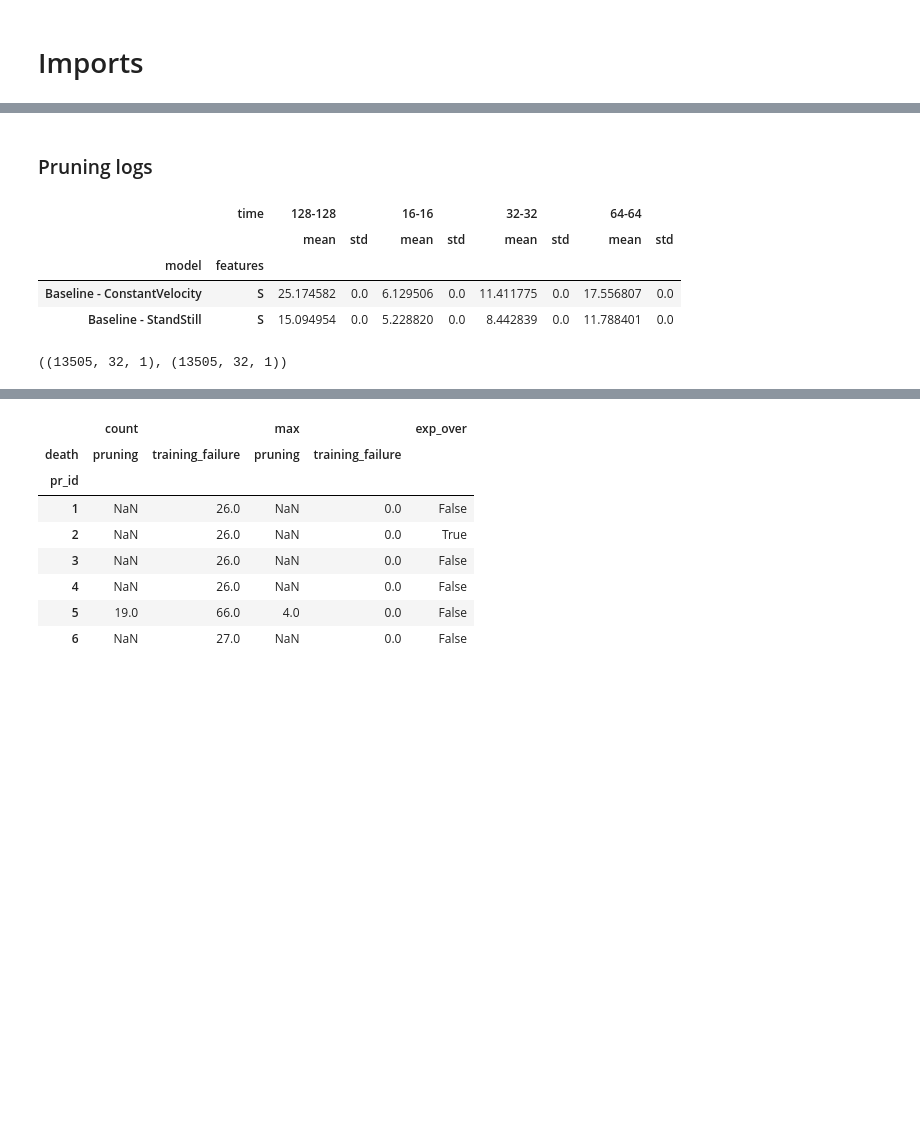
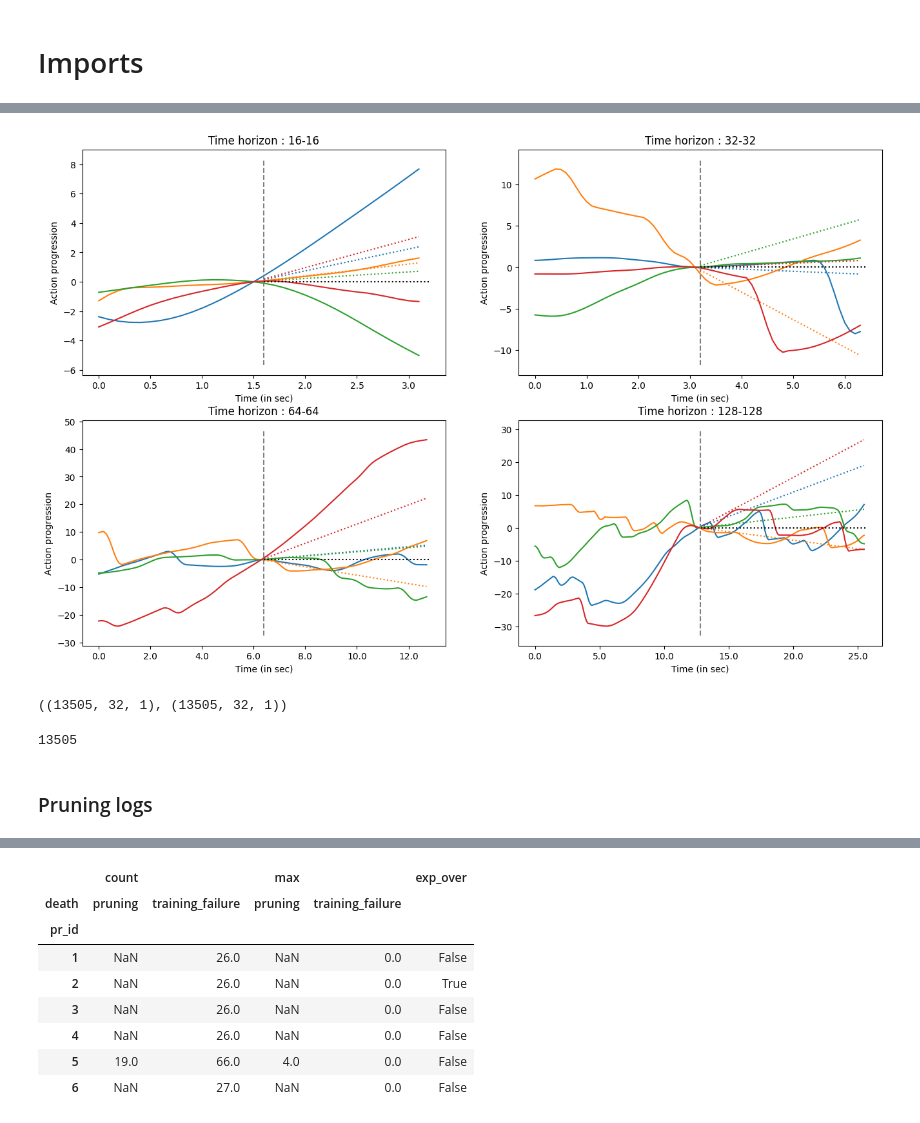
Before and after one commit to arnaud-odet/Time-Series-Library, a Jupyter notebook: results.ipynb, the cells around one changed output, grey strips where cells are left out. Drawn from its saved outputs; the diff is of its cells as text; code cells hidden in the pictures; blank space fills up the shorter version.

```diff
--- a/results.ipynb
+++ b/results.ipynb
@@ -14,0 +17,4 @@ from utils.log_reader import ResultReader , BaselineScorer, latex_display_table_
+# %%
+ths = [16,32,64,128]
+bs = BaselineScorer(time_horizons=ths, metric = 'fde')
+bs.bls.round(2)
@@ -15,21 +36,38 @@ from utils.log_reader import ResultReader , BaselineScorer, latex_display_table_
+# %%
+import random
+colors = [f"C{i}" for i in range(10)]
+fig, axs = plt.subplots(2,2,figsize=(16,10))
+for th, ax  in zip(ths, axs.flatten()) :
+    bs.args.seq_len, bs.args.pred_len = th,th
+    bs.args.features = 'S'
+    uscds, _ = data_provider(args= bs.args, flag = 'test')
+    for k in range(4):
+        ind = random.randint(0,uscds.__len__()-1)
+        serie = np.concatenate((uscds.data_x[ind], uscds.data_y[ind]))
+        mean_v = (uscds.data_x[ind][-1] - uscds.data_x[ind][0]) / th
+        ax.plot([np.nan]*th + [mean_v * (i+1) for i in range(th)], ':',color = colors[k] );
+        ax.plot(serie, color = colors[k]);
+    ax.plot((th,th*2),(0,0), ':', color = 'black');
+    ax.plot((th,th), (ax.get_ylim()[0],ax.get_ylim()[1]), '--', color = 'grey');
+    ax.set_ylabel('Action progression');
+    ax.set_xticklabels([f"{int(tick._x)/10}" for tick in ax.get_xmajorticklabels()]);
+    ax.set_xlabel('Time (in sec)');
+    ax.set_title(f"Time horizon : {th}-{th}")
+# %% [output]
+[figure, added]
+# %%
+bs.args.seq_len, bs.args.pred_len = 32,32
+bs.args.features = 'S'
+uscds, _ = data_provider(args= bs.args, flag = 'test', )
+uscds.data_x.shape, uscds.data_y.shape
+# %% [output]
+((13505, 32, 1), (13505, 32, 1))
+# %%
+uscds.__len__()
+# %% [output]
+13505
 # %% [markdown]
 ### Pruning logs
-# %%
-bs = BaselineScorer(time_horizons=[16,32,64,128], metric = 'fde')
-bs.bls
-# %% [output]
-|  | time | 128-128 |  | 16-16 |  | 32-32 |  | 64-64 |  |
-|  |  | mean | std | mean | std | mean | std | mean | std |
-| model | features |  |  |  |  |  |  |  |  |
-| Baseline - ConstantVelocity | S | 25.174582 | 0.0 | 6.129506 | 0.0 | 11.411775 | 0.0 | 17.556807 | 0.0 |
-| Baseline - StandStill | S | 15.094954 | 0.0 | 5.228820 | 0.0 | 8.442839 | 0.0 | 11.788401 | 0.0 |
-# %%
-bs.args.seq_len, bs.args.pred_len = 32,32
-bs.args.features = 'S'
-uscds, _ = data_provider(args= bs.args, flag = 'test', )
-uscds.data_x.shape, uscds.data_y.shape
-# %% [output]
-((13505, 32, 1), (13505, 32, 1))
 # %%
 pr_log_file = "./pruning/calmip_pruning_logs.csv"
 pr_ldf = pd.read_csv(pr_log_file, index_col=0)
```
Also changed, not shown: parts of 9 cells of this notebook, 3 other files.
